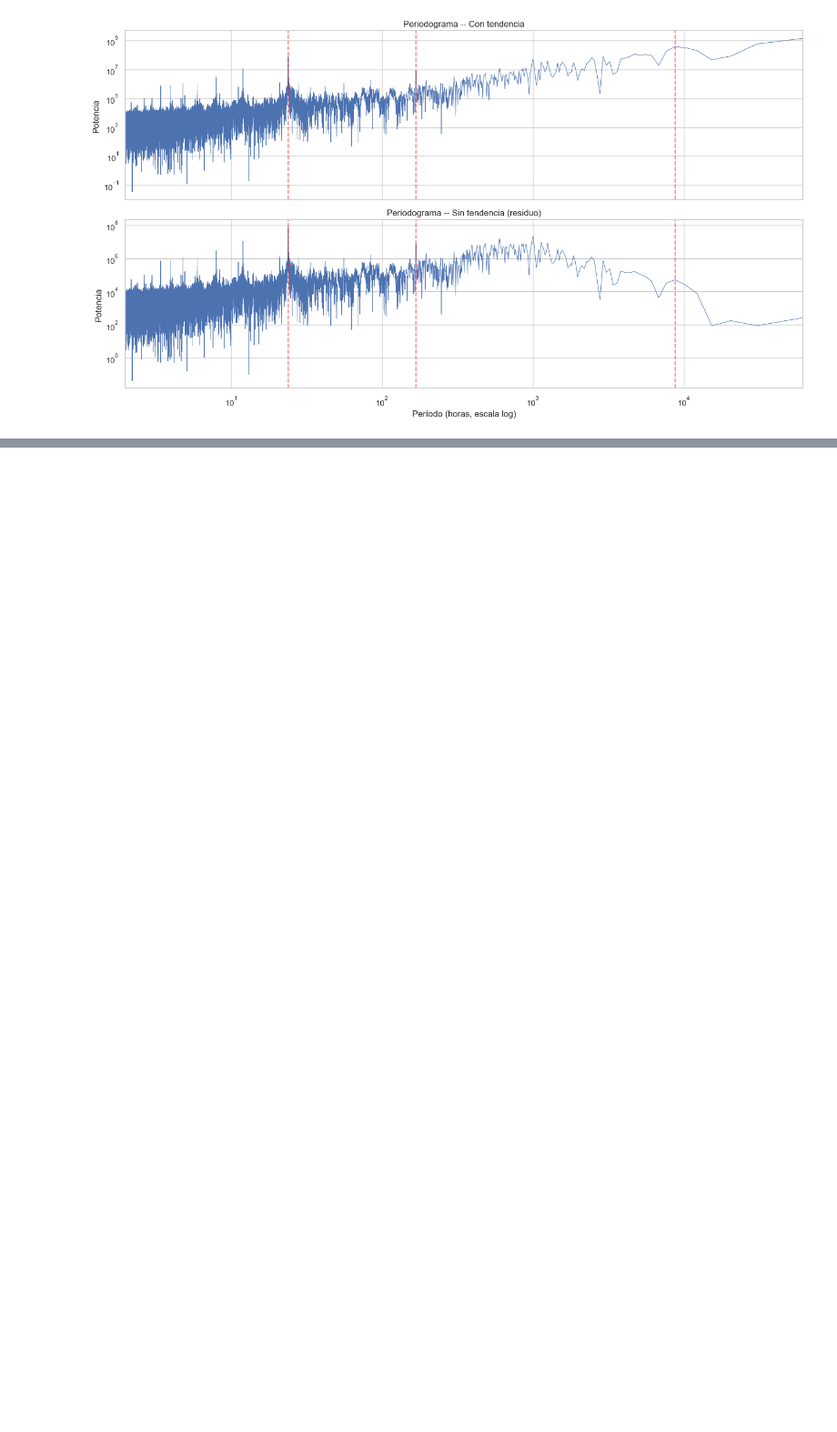
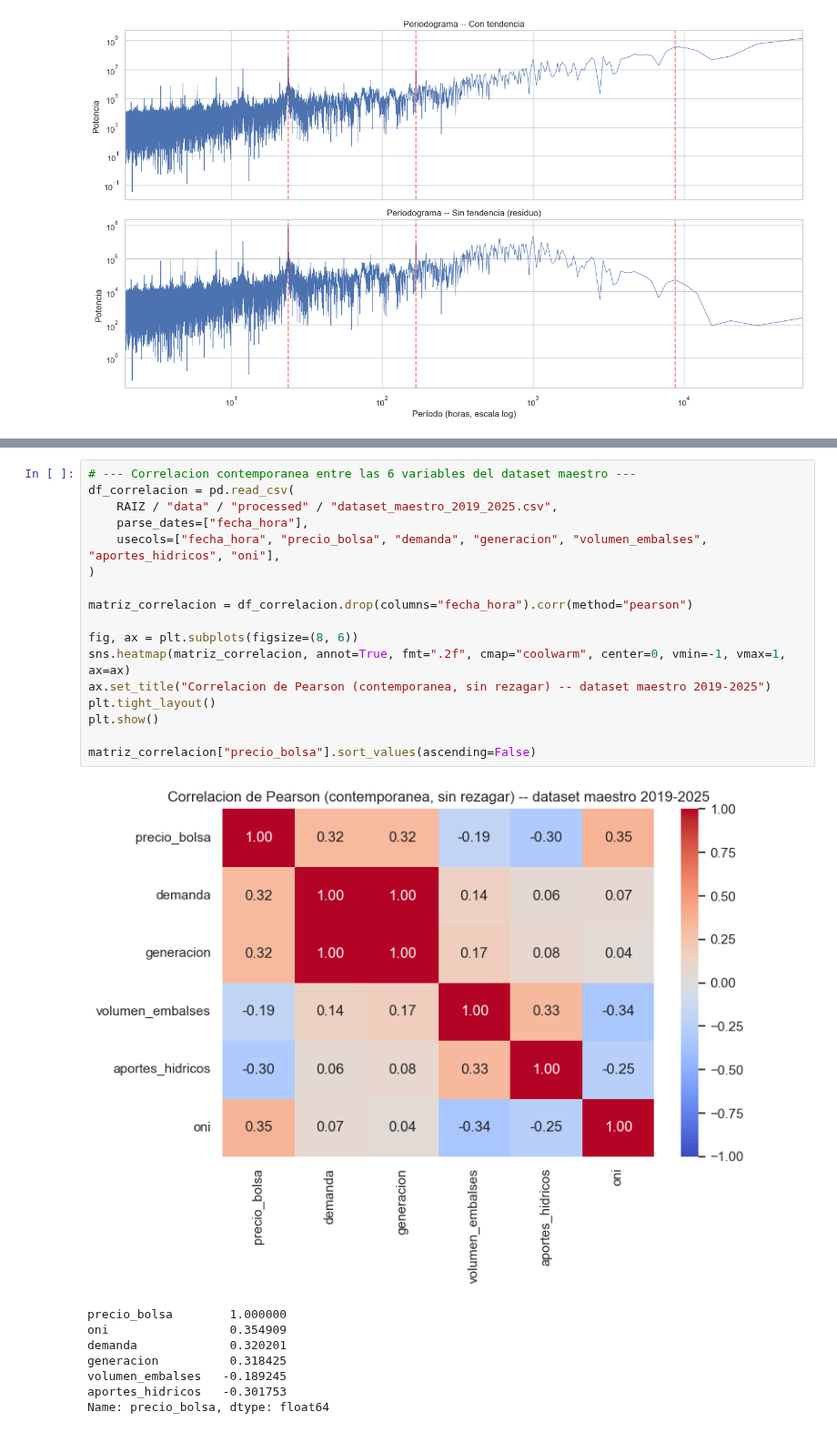
Before and after one commit to Ziskito/xm-spot-price-predictor, a Jupyter notebook: notebooks/03_cracterizacion_precio_juan.ipynb, the cells around one changed output, grey strips where cells are left out. Shown at 91% size. Drawn from its saved outputs; the diff is of its cells as text; blank space fills up the shorter version.

```diff
--- a/notebooks/03_cracterizacion_precio_juan.ipynb
+++ b/notebooks/03_cracterizacion_precio_juan.ipynb
@@ -482,0 +584,26 @@ plt.show()
+# %%
+# --- Correlacion contemporanea entre las 6 variables del dataset maestro ---
+df_correlacion = pd.read_csv(
+    RAIZ / "data" / "processed" / "dataset_maestro_2019_2025.csv",
+    parse_dates=["fecha_hora"],
+    usecols=["fecha_hora", "precio_bolsa", "demanda", "generacion", "volumen_embalses", "aportes_hidricos", "oni"],
+)
+
+matriz_correlacion = df_correlacion.drop(columns="fecha_hora").corr(method="pearson")
+
+fig, ax = plt.subplots(figsize=(8, 6))
+sns.heatmap(matriz_correlacion, annot=True, fmt=".2f", cmap="coolwarm", center=0, vmin=-1, vmax=1, ax=ax)
+ax.set_title("Correlacion de Pearson (contemporanea, sin rezagar) -- dataset maestro 2019-2025")
+plt.tight_layout()
+plt.show()
+
+matriz_correlacion["precio_bolsa"].sort_values(ascending=False)
+# %% [output]
+[figure, added]
+precio_bolsa        1.000000
+oni                 0.354909
+demanda             0.320201
+generacion          0.318425
+volumen_embalses   -0.189245
+aportes_hidricos   -0.301753
+Name: precio_bolsa, dtype: float64
```
Also changed, not shown: parts of 15 cells of this notebook, 19 other files.
